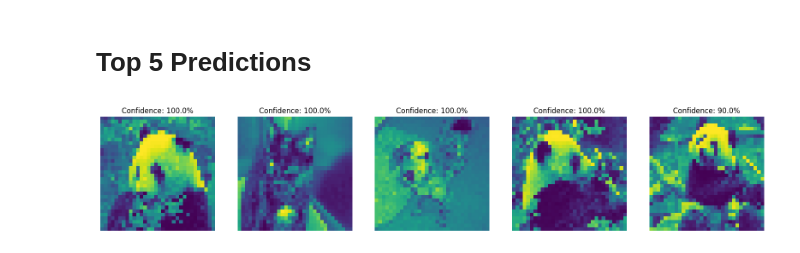
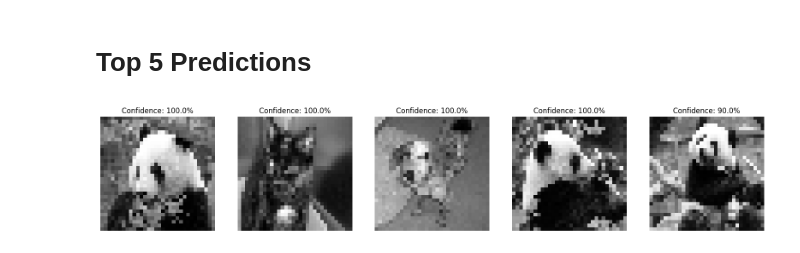
Before and after one commit to sysrecall/cvpr, a Jupyter notebook: mid/assignment-1.ipynb, the cells around one changed output. Drawn from its saved outputs; the diff is of its cells as text; code cells hidden in the pictures.

```diff
--- a/mid/assignment-1.ipynb
+++ b/mid/assignment-1.ipynb
@@ -153,9 +153,9 @@ Additionally, the `top-5` results showed very strong predictions for individual
 # %%
 plt.figure(figsize=(20,N))
 for i, t in enumerate(top_N):
     plt.subplot(1, N, i+1)
-    plt.imshow(X[t[0]])
+    plt.imshow(X[t[0]], cmap='gray')
     plt.axis('off')
     plt.title(f'Confidence: {t[1]*100}%')
 # %% [output]
-[figure, old version]
+[figure, new version]
```
